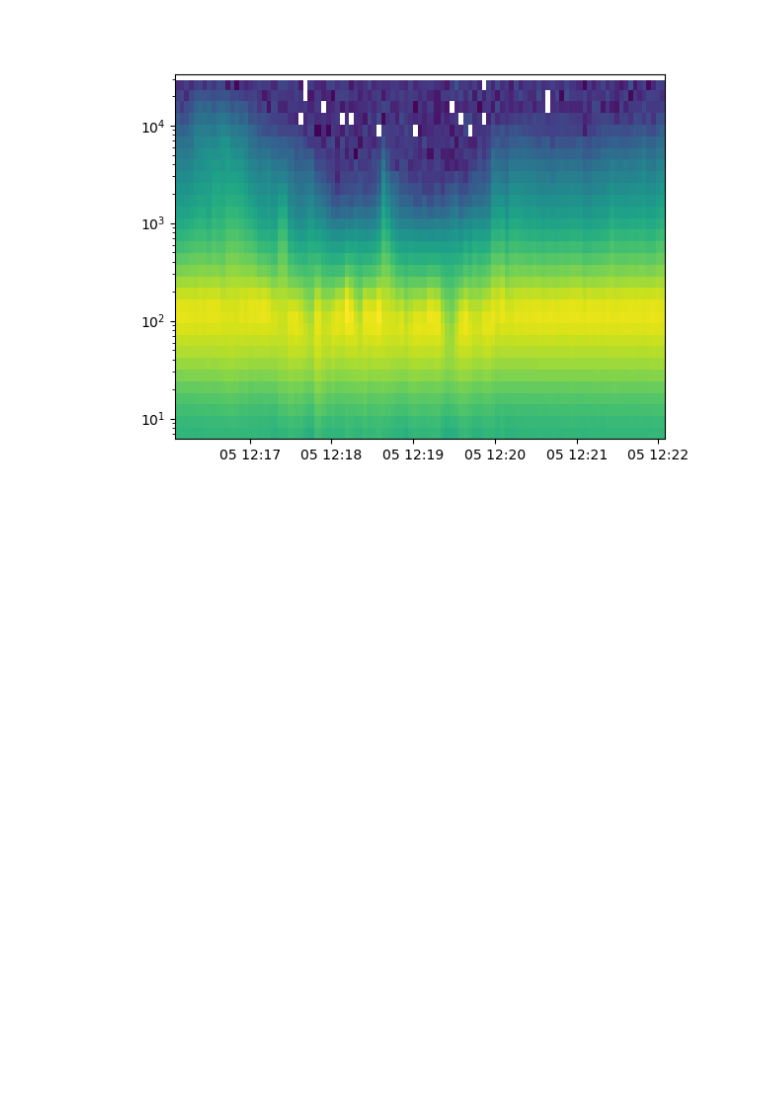
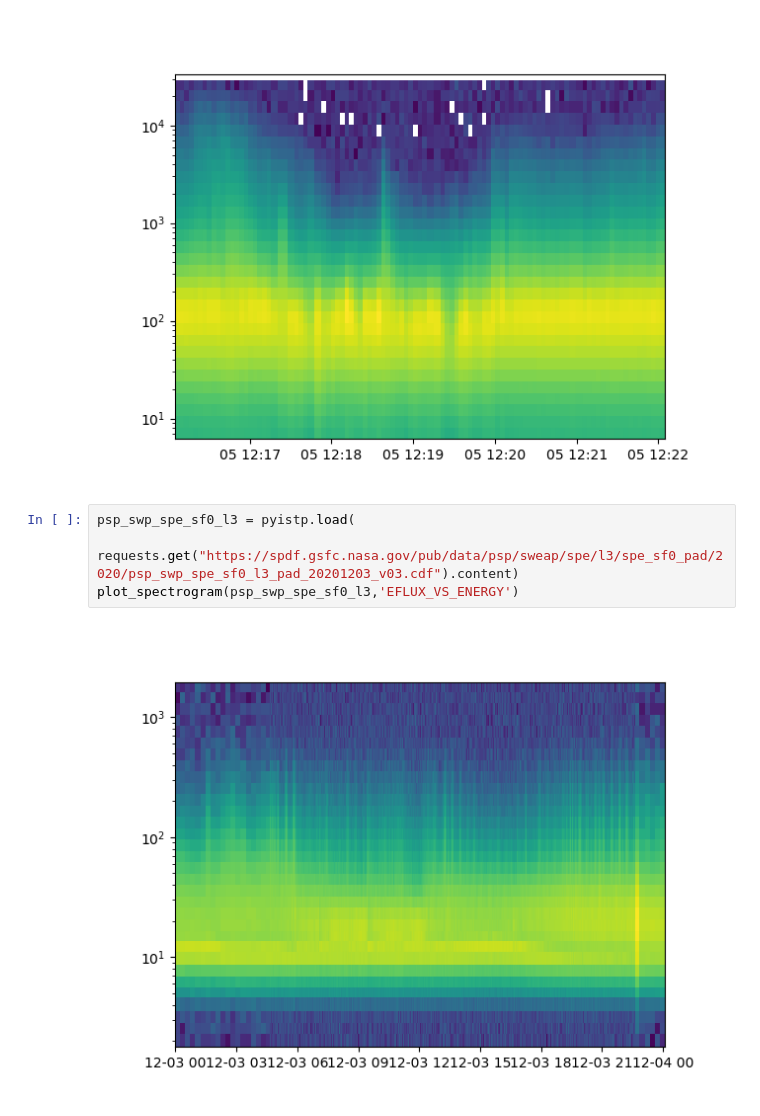
Before and after one commit to SciQLop/PyISTP, a Jupyter notebook: notebooks/Spectrograms.ipynb, the cells around one changed output. Saved outputs shown, nothing was run; the diff lists cells and outputs as text; blank space fills up the shorter version.

```diff
--- a/notebooks/Spectrograms.ipynb
+++ b/notebooks/Spectrograms.ipynb
@@ -36,3 +36,9 @@ thd_l2_esa = pyistp.load(
 plot_spectrogram(thd_l2_esa,'thd_peeb_en_eflux')
 # %% [output]
 [figure]
+# %%
+psp_swp_spe_sf0_l3 = pyistp.load(
+    requests.get("https://spdf.gsfc.nasa.gov/pub/data/psp/sweap/spe/l3/spe_sf0_pad/2020/psp_swp_spe_sf0_l3_pad_20201203_v03.cdf").content)
+plot_spectrogram(psp_swp_spe_sf0_l3,'EFLUX_VS_ENERGY')
+# %% [output]
+[figure, added]
```
Also changed, not shown: 1 other file.
